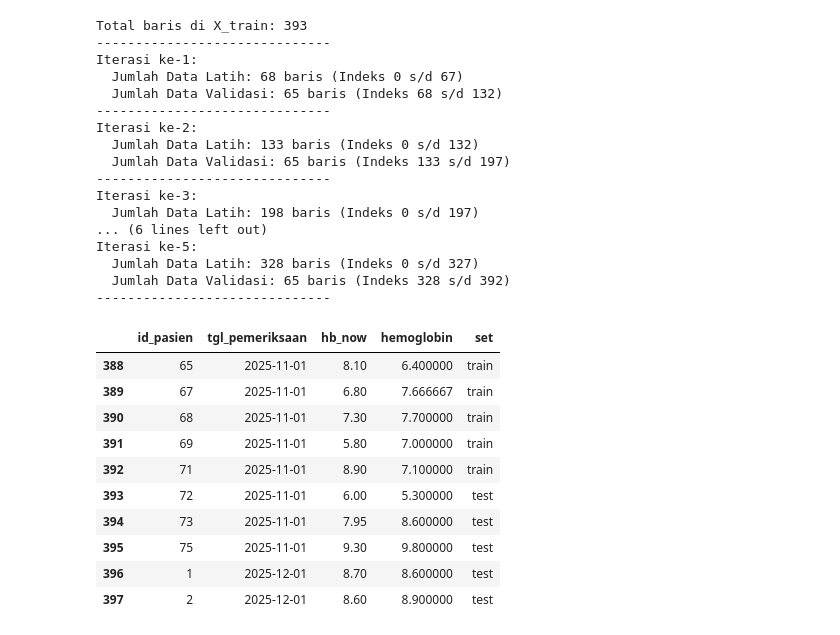
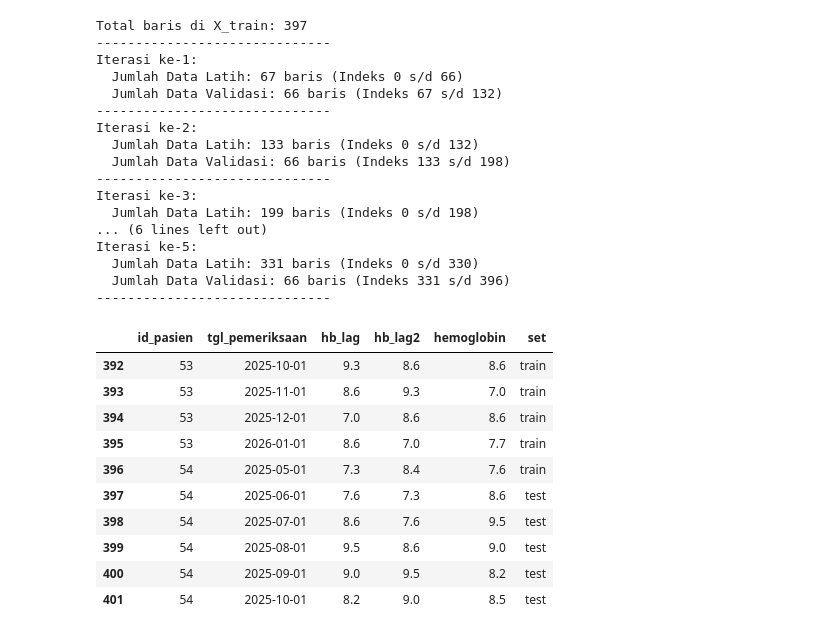
Before and after one commit to airtaprtw/PREDIKSI-KADAR-HB, a Jupyter notebook: notebooks/02_Modelling.ipynb, the cells around one changed output. Cells and saved outputs as stored; diff of their text form; code cells hidden in the pictures.

```diff
--- a/notebooks/02_Modelling.ipynb
+++ b/notebooks/02_Modelling.ipynb
@@ -44,25 +44,14 @@ memory usage: 68.6 KB
 # %%
-df = df.sort_values(by=['tgl_pemeriksaan', 'id_pasien']).reset_index(drop=True)
+df = df.sort_values(by=['id_pasien', 'tgl_pemeriksaan']).reset_index(drop=True)
 
-#LAG FEATURE UTAMA
-df['hb_now'] = df.groupby('id_pasien')['hemoglobin'].shift(1)
-
-#LAG FEATURE TAMBAHAN
+#LAG FEATURE
+df['hb_lag'] = df.groupby('id_pasien')['hemoglobin'].shift(1)
 df['hb_lag2'] = df.groupby('id_pasien')['hemoglobin'].shift(2)
 
-#Delta Hb
-df['hb_delta'] = df['hb_now'] - df['hb_lag2']
+df['hb_delta'] = df['hb_lag'] - df['hb_lag2']
 
-#Rolling mean Hb 2 kunjungan sebelumnya
-df['hb_roll2'] = (
-    df.groupby('id_pasien')['hemoglobin']
-      .shift(1)
-      .rolling(2)
-      .mean()
-)
+df['inflamasi'] = (df['leukosit'] / 10000) * (df['trombosit'] / 150000)
+df['epo_resist'] = df['epo'] / (df['inflamasi'] + 1)
 
-#Interaksi EPO
-df['epo_effect'] = df['epo'] * df['hb_now']
-
-lag_cols = ['hb_now', 'hb_lag2', 'hb_roll2', 'hb_delta']
+lag_cols = ['hb_lag', 'hb_lag2']
 df = df.dropna(subset=lag_cols).reset_index(drop=True)
@@ -69,6 +74,6 @@ df = df.dropna(subset=lag_cols).reset_index(drop=True)
 # %%
 #MENENTUKAN FITUR X DAN TARGET Y
-X = df.drop(columns=['id_pasien', 'tgl_pemeriksaan', 'hemoglobin', 'hematokrit', 'eritrosit'])
+X = df.drop(columns=['id_pasien', 'tgl_pemeriksaan', 'hemoglobin', 'hematokrit', 'eritrosit', 'MCH', 'epo', 'inflamasi'])
 y = df['hemoglobin']
 
 #SPLIT 80:20 BERDASARKAN KRONOLOGIS
@@ -128,43 +108,43 @@ for i, (train_index, val_index) in enumerate(tscv.split(X_train)):
     print(f"  Jumlah Data Validasi: {len(val_index)} baris (Indeks {val_index[0]} s/d {val_index[-1]})")
     print("-" * 30)
 # %% [output]
-Total baris di X_train: 393
+Total baris di X_train: 397
 ------------------------------
 Iterasi ke-1:
-  Jumlah Data Latih: 68 baris (Indeks 0 s/d 67)
-  Jumlah Data Validasi: 65 baris (Indeks 68 s/d 132)
+  Jumlah Data Latih: 67 baris (Indeks 0 s/d 66)
+  Jumlah Data Validasi: 66 baris (Indeks 67 s/d 132)
 ------------------------------
 Iterasi ke-2:
   Jumlah Data Latih: 133 baris (Indeks 0 s/d 132)
-  Jumlah Data Validasi: 65 baris (Indeks 133 s/d 197)
+  Jumlah Data Validasi: 66 baris (Indeks 133 s/d 198)
 ------------------------------
 Iterasi ke-3:
-  Jumlah Data Latih: 198 baris (Indeks 0 s/d 197)
+  Jumlah Data Latih: 199 baris (Indeks 0 s/d 198)
 ... (6 lines left out)
 Iterasi ke-5:
-  Jumlah Data Latih: 328 baris (Indeks 0 s/d 327)
-  Jumlah Data Validasi: 65 baris (Indeks 328 s/d 392)
+  Jumlah Data Latih: 331 baris (Indeks 0 s/d 330)
+  Jumlah Data Validasi: 66 baris (Indeks 331 s/d 396)
 ------------------------------
 # %%
 df_check = df.copy()
 df_check['set'] = 'train'
 df_check.loc[X_test.index, 'set'] = 'test'
 
-df_check[['id_pasien', 'tgl_pemeriksaan', 'hb_now', 'hemoglobin', 'set']].iloc[
+df_check[['id_pasien', 'tgl_pemeriksaan', 'hb_lag', 'hb_lag2', 'hemoglobin', 'set']].iloc[
     len(X_train)-5 : len(X_train)+5
 ]
 # %% [output]
-|  | id_pasien | tgl_pemeriksaan | hb_now | hemoglobin | set |
-| 388 | 65 | 2025-11-01 | 8.10 | 6.400000 | train |
-| 389 | 67 | 2025-11-01 | 6.80 | 7.666667 | train |
-| 390 | 68 | 2025-11-01 | 7.30 | 7.700000 | train |
-| 391 | 69 | 2025-11-01 | 5.80 | 7.000000 | train |
-| 392 | 71 | 2025-11-01 | 8.90 | 7.100000 | train |
-| 393 | 72 | 2025-11-01 | 6.00 | 5.300000 | test |
-| 394 | 73 | 2025-11-01 | 7.95 | 8.600000 | test |
-| 395 | 75 | 2025-11-01 | 9.30 | 9.800000 | test |
-| 396 | 1 | 2025-12-01 | 8.70 | 8.600000 | test |
-| 397 | 2 | 2025-12-01 | 8.60 | 8.900000 | test |
+|  | id_pasien | tgl_pemeriksaan | hb_lag | hb_lag2 | hemoglobin | set |
+| 392 | 53 | 2025-10-01 | 9.3 | 8.6 | 8.6 | train |
+| 393 | 53 | 2025-11-01 | 8.6 | 9.3 | 7.0 | train |
+| 394 | 53 | 2025-12-01 | 7.0 | 8.6 | 8.6 | train |
+| 395 | 53 | 2026-01-01 | 8.6 | 7.0 | 7.7 | train |
+| 396 | 54 | 2025-05-01 | 7.3 | 8.4 | 7.6 | train |
+| 397 | 54 | 2025-06-01 | 7.6 | 7.3 | 8.6 | test |
+| 398 | 54 | 2025-07-01 | 8.6 | 7.6 | 9.5 | test |
+| 399 | 54 | 2025-08-01 | 9.5 | 8.6 | 9.0 | test |
+| 400 | 54 | 2025-09-01 | 9.0 | 9.5 | 8.2 | test |
+| 401 | 54 | 2025-10-01 | 8.2 | 9.0 | 8.5 | test |
 # %%
 import optuna
 from sklearn.model_selection import cross_val_score, TimeSeriesSplit
```
Also changed, not shown: parts of 20 cells of this notebook, 5 other files.
